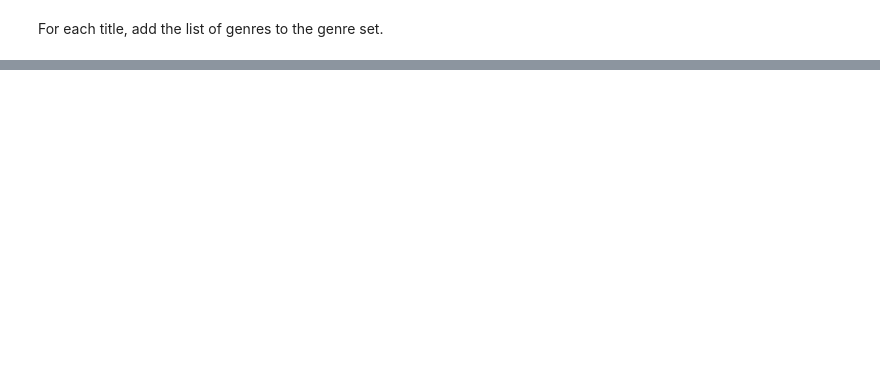
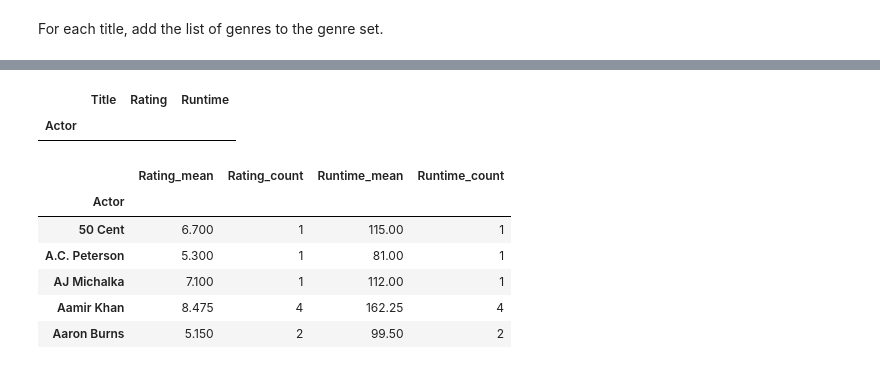
Before and after one commit to sdiehl28/Scikit-Learn-Workflow, a Jupyter notebook: python/Pandas04.ipynb, the cells around one changed output, grey strips where cells are left out. Cells and saved outputs as stored; diff of their text form; code cells hidden in the pictures; blank space fills up the shorter version.

```diff
--- a/python/Pandas04.ipynb
+++ b/python/Pandas04.ipynb
@@ -483,0 +264,5 @@ movie.loc[titles]
+# %%
+# find the unique actors
+actors = set()
+title_actor_series.apply(lambda x: actors.update(x))
+list(actors)[:5]
@@ -483,0 +275,13 @@ movie.loc[titles]
+# %%
+# create a "long form" representation of Actor
+# this has one row per Actor, Title
+# with columns for for Rating and Runtime
+dfs = []
+for actor in actors:
+    has_actor = movies['Actors'].str.contains(actor)
+    df = movies.loc[has_actor, ['Rating', 'Runtime']]
+    df['Actor'] = actor
+    dfs.append(df)
+
+df_actor = pd.concat(dfs)
+df_actor.head()
@@ -483,0 +296,7 @@ movie.loc[titles]
+# %%
+# Keep Title, but make Actor the index
+# often it is good to sort by the index
+df_actor = df_actor.reset_index()
+df_actor = df_actor.set_index('Actor')
+df_actor = df_actor.sort_index()
+df_actor.head()
@@ -483,0 +311,23 @@ movie.loc[titles]
+# %%
+# Actor, Title is unique
+get_dups(df_actor, ['Title', 'Actor'])
+# %% [output]
+|  | Title | Rating | Runtime |
+| Actor |  |  |  |
+# %%
+# Flatten Multi-index Column
+def flatten_columns(df):
+    return ['_'.join(col) for col in df.columns.values]
+# %%
+# data is tidy with respect to Actor, so groupby will work correctly
+df_agg = df_actor.groupby('Actor').agg({'Rating':['mean','count'], 'Runtime':['mean','count']})
+df_agg.columns = flatten_columns(df_agg)
+df_agg.head()
+# %% [output]
+|  | Rating_mean | Rating_count | Runtime_mean | Runtime_count |
+| Actor |  |  |  |  |
+| 50 Cent | 6.700 | 1 | 115.00 | 1 |
+| A.C. Peterson | 5.300 | 1 | 81.00 | 1 |
+| AJ Michalka | 7.100 | 1 | 112.00 | 1 |
+| Aamir Khan | 8.475 | 4 | 162.25 | 4 |
+| Aaron Burns | 5.150 | 2 | 99.50 | 2 |
```
Also changed, not shown: parts of 154 cells of this notebook, 2 other files.
